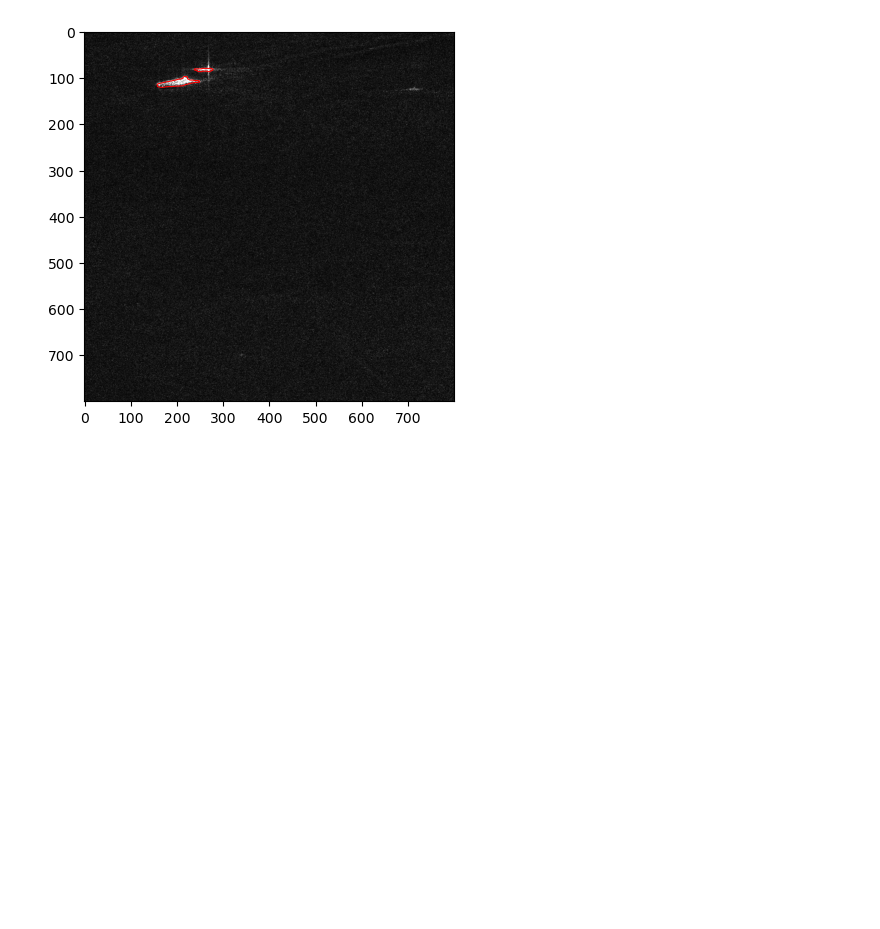
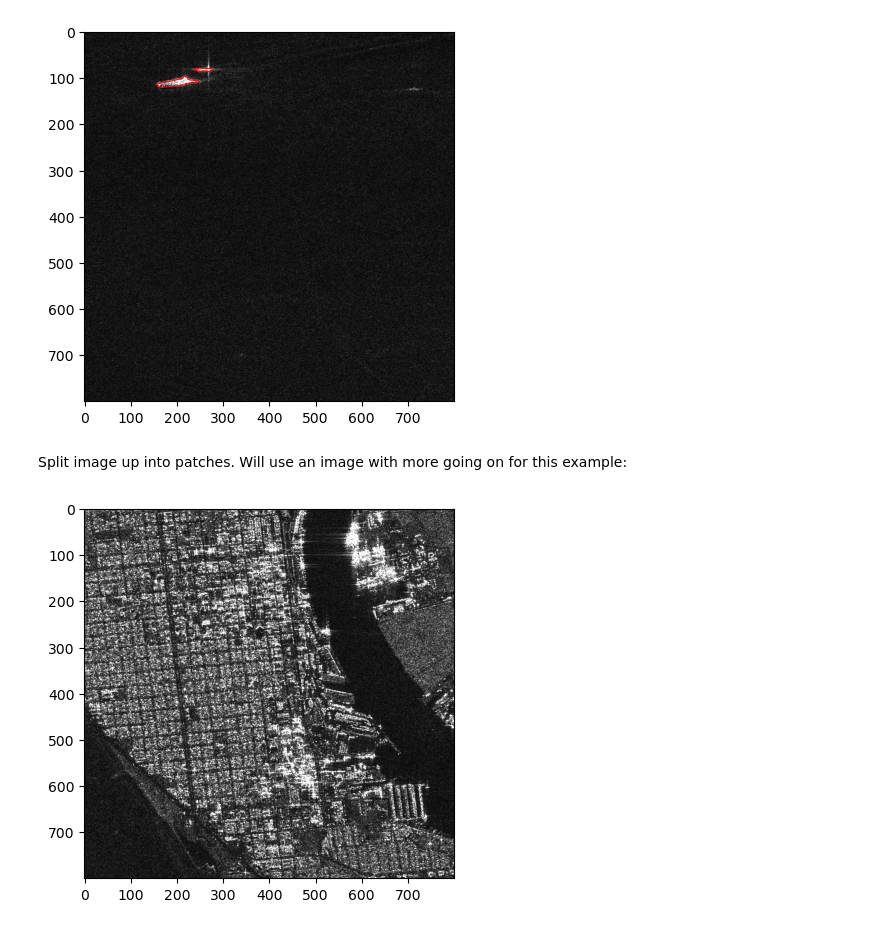
Before and after one commit to alexmul1114/Senior-Design, a Jupyter notebook: dataset_exploration/HRSID_exploration.ipynb, the cells around one changed output. Saved outputs shown, nothing was run; the diff lists cells and outputs as text; code cells hidden in the pictures; blank space fills up the shorter version.

Commit message:
Add patches ex to HRSID exploration notebook

```diff
--- a/dataset_exploration/HRSID_exploration.ipynb
+++ b/dataset_exploration/HRSID_exploration.ipynb
@@ -131,3 +131,13 @@ with Image.open(img_path) as img:
     ax.add_patch(ship2_polygon)
 # %% [output]
 [figure]
+# %% [markdown]
+Split image up into patches. Will use an image with more going on for this example:
+# %%
+# First show original image
+img_path = os.path.join(images_path, image_info[1]['file_name'])
+fig, ax = plt.subplots()
+with Image.open(img_path) as img:
+    ax.imshow(img)
+# %% [output]
+[figure, added]
```
Also changed, not shown: parts of 1 cell of this notebook.
